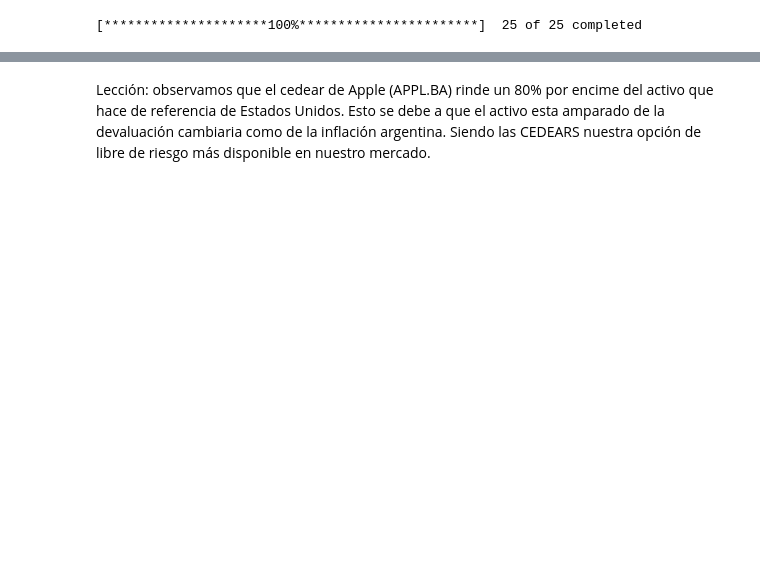
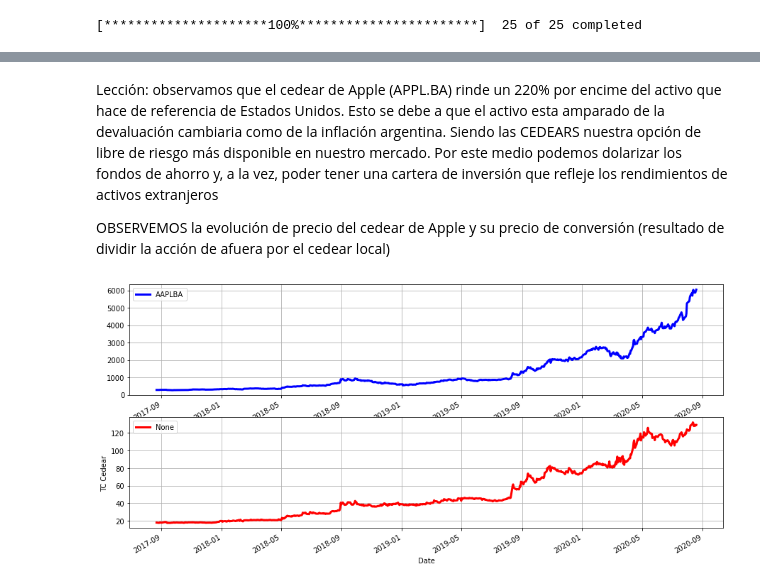
Before and after one commit to lorenzoreyes/Carteras-Cedears, a Jupyter notebook: Invertir en CEDEARs.ipynb, the cells around one changed output, grey strips where cells are left out. Saved outputs shown, nothing was run; the diff lists cells and outputs as text; code cells hidden in the pictures; blank space fills up the shorter version.

```diff
--- a/Invertir en CEDEARs.ipynb
+++ b/Invertir en CEDEARs.ipynb
@@ -118,2 +136,16 @@ plt.show()
 # %% [markdown]
-Lección: observamos que el cedear de Apple (APPL.BA) rinde un 80% por encime del activo que hace de referencia de Estados Unidos. Esto se debe a que el activo esta amparado de la devaluación cambiaria como de la inflación argentina. Siendo las CEDEARS nuestra opción de libre de riesgo más disponible en nuestro mercado.
+Lección: observamos que el cedear de Apple (APPL.BA) rinde un 220% por encime del activo que hace de referencia de Estados Unidos. Esto se debe a que el activo esta amparado de la devaluación cambiaria como de la inflación argentina. Siendo las CEDEARS nuestra opción de libre de riesgo más disponible en nuestro mercado.
+Por este medio podemos dolarizar los fondos de ahorro y, a la vez, poder tener una cartera de inversión que refleje los rendimientos de activos extranjeros
+
+OBSERVEMOS la evolución de precio del cedear de Apple y su precio de conversión (resultado de dividir la acción de afuera por el cedear local)
+# %%
+fig = plt.figure(figsize=(15,7))
+ax1 = fig.add_subplot(211)
+cedear.AAPLBA.plot(ax=ax1, color='b', lw=3., legend=True)
+ax1.grid()
+ax2 = fig.add_subplot(212, ylabel='TC Cedear')
+tc_apple.plot(ax=ax2, color='r', lw=3., legend=True)
+ax2.grid()
+plt.show()
+# %% [output]
+[figure, added]
```
Also changed, not shown: parts of 14 cells of this notebook.
